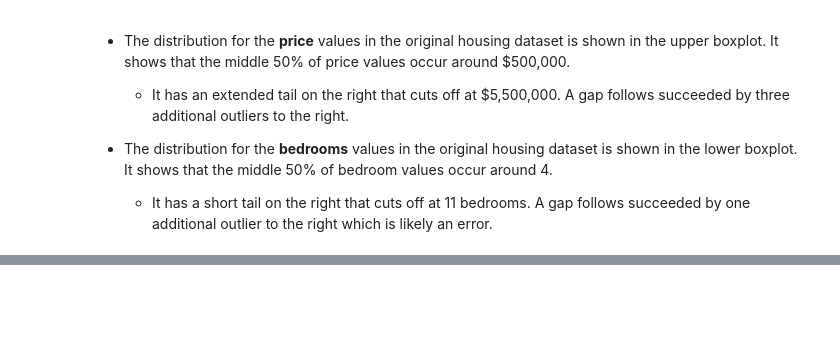
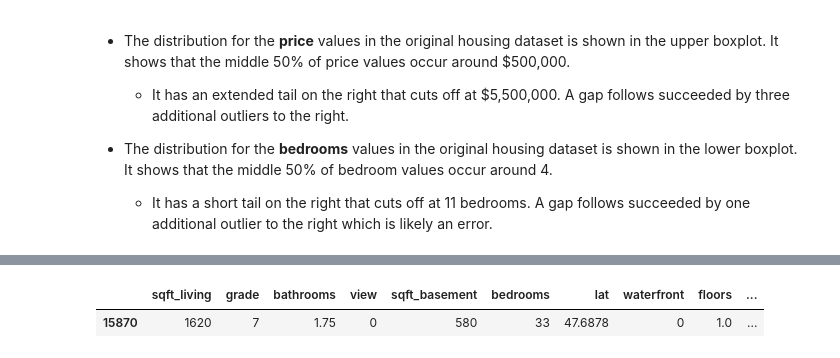
Before and after one commit to tyrantdavis/KC-Housing, a Jupyter notebook: housing.ipynb, the cells around one changed output, grey strips where cells are left out. Drawn from its saved outputs; the diff is of its cells as text; code cells hidden in the pictures; blank space fills up the shorter version.

```diff
--- a/housing.ipynb
+++ b/housing.ipynb
@@ -630,0 +641,6 @@ for feature in feature_list:
+# %%
+# Houses with 11 bedrooms or more
+data_train.loc[data_train["bedrooms"] > 11]
+# %% [output]
+|  | sqft_living | grade | bathrooms | view | sqft_basement | bedrooms | lat | waterfront | floors | ... |
+| 15870 | 1620 | 7 | 1.75 | 0 | 580 | 33 | 47.6878 | 0 | 1.0 | ... |
```
Also changed, not shown: parts of 4 cells of this notebook.
